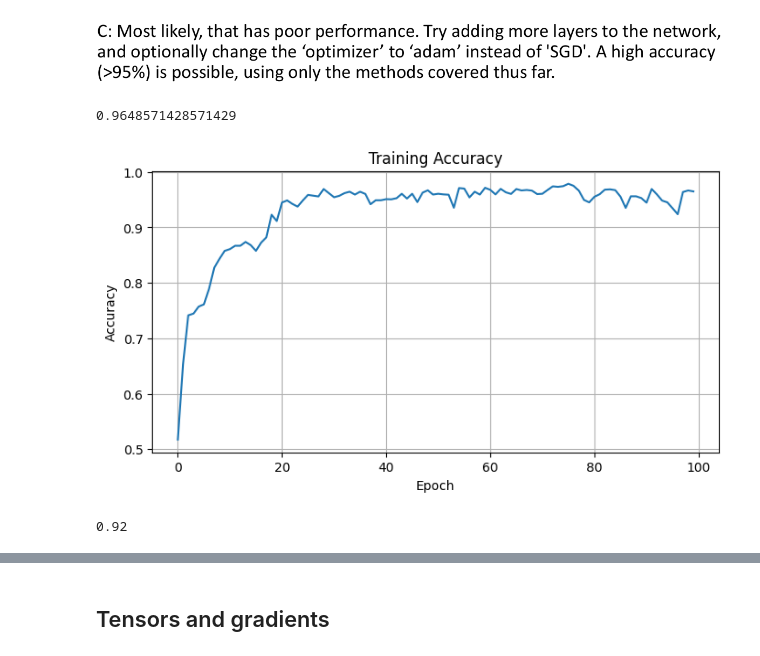
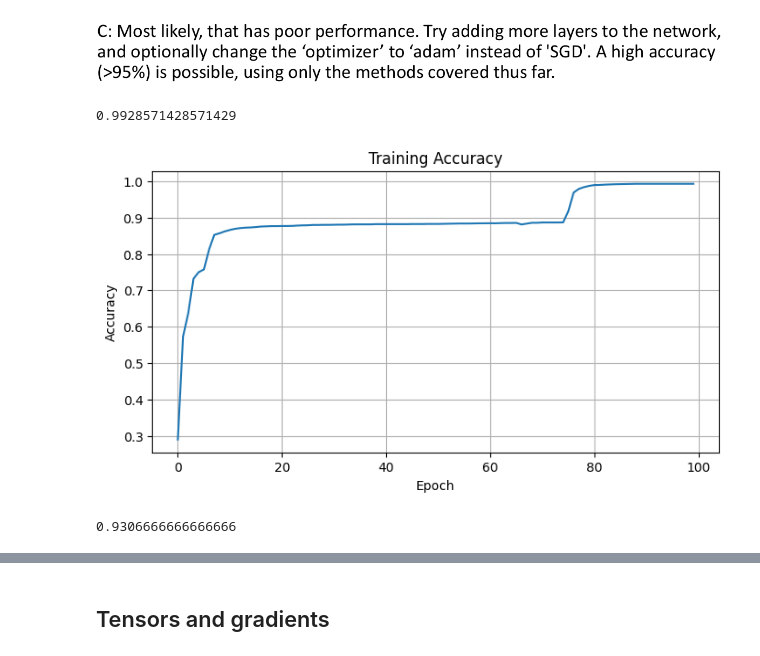
Before and after one commit to KasperMollerHansen/DeepLearning, a Jupyter notebook: bjarke/W02_pytorch_intro.ipynb, the cells around one changed output, grey strips where cells are left out. Saved outputs shown, nothing was run; the diff lists cells and outputs as text; code cells hidden in the pictures.

```diff
--- a/bjarke/W02_pytorch_intro.ipynb
+++ b/bjarke/W02_pytorch_intro.ipynb
@@ -202,22 +200,25 @@ testDataset = TensorDataset(torch.tensor(Xtest).float(), torch.tensor(ytest).flo
 class myNet2(nn.Module): #this class inherits from nn.Module which is required to use PyTorch's model-building features
     def __init__(self): #Initialize layers and other properties
         super().__init__() #Call constructor of parent class nn.Module
-        self.inputLayer = nn.Linear(784, 256, bias=True) #Defining a fully-connected (linear) layer with 784 inputs and 10 output (10 digits)
-        self.layer_one = nn.Linear(256, 128, bias=True)
-        self.layer_two = nn.Linear(128, 64, bias=True)
-        self.layer_three = nn.Linear(64, 16, bias=True)
+        self.inputLayer = nn.Linear(784, 128, bias=True) #Defining a fully-connected (linear) layer with 784 inputs and 10 output (10 digits)
+        self.layer_one = nn.Linear(128, 64, bias=True)
+        self.layer_two = nn.Linear(64, 32, bias=True)
+        self.layer_three = nn.Linear(32, 16, bias=True)
         self.outputLayer = nn.Linear(16, 10, bias=True)
 
+        self.Softmax = nn.Softmax(dim=1)
+        self.Relu = nn.ReLU()
+
     def forward(self, x):
-        x = torch.relu(self.inputLayer(x)) #pass the data through the layer
-        x = torch.relu(self.layer_one(x))
-        x = torch.relu(self.layer_two(x))
-        x = torch.relu(self.layer_three(x))
-        x = torch.softmax(self.outputLayer(x), dim=1)
+        x = self.Relu(self.inputLayer(x)) #pass the data through the layer
+        x = self.Relu(self.layer_one(x))
+        x = self.Relu(self.layer_two(x))
+        x = self.Relu(self.layer_three(x))
+        x = self.Softmax(self.outputLayer(x))
         return torch.squeeze(x)
 # %%
 nEpoch = 100 #How many times all trainig data is used to train the model
-learningRate = 0.001
+learningRate = 0.0001
 batchSize = 64 #Size of the training data batches
 
 trainDataLoader = DataLoader(trainDataset, batch_size=batchSize, shuffle=True) #Dataloader handles the feeding of a batch size at a time
@@ -229,35 +230,35 @@ optimizer = torch.optim.Adam(model_C.parameters(), lr=learningRate) #Using stoch
 accuracy = np.zeros(nEpoch)
 
 for iEpoch in range(nEpoch):
     estimatedLabels = np.empty((0,))
     trueLabels = np.empty((0,))
 
     for xbatch, ybatch in trainDataLoader:
         y_pred = model_C(xbatch)
         loss = nn.functional.cross_entropy(y_pred, ybatch.long()) #Calculate the loss using cross enrtopy
 
         model_C.zero_grad() #Make gradient zero before running the back propagation
         loss.backward()
         optimizer.step()
 
         yhat = torch.argmax(y_pred, dim=1) #What digit has the highest prediction
         estimatedLabels = np.append(estimatedLabels, yhat)
         trueLabels = np.append(trueLabels, ybatch)
 
     accuracy[iEpoch] = np.mean(estimatedLabels==trueLabels)
 
 print(accuracy[-1]) #Print the training accuracy for the last epoch
 xax = np.linspace(0, nEpoch-1, nEpoch)
 fig, ax = plt.subplots(figsize=(8,4))
 ax.plot(xax, accuracy)
 ax.set_title("Training Accuracy")
 ax.set_xlabel("Epoch")
 ax.set_ylabel("Accuracy")
 ax.grid()
 plt.show()
 # %% [output]
-0.9648571428571429
+0.9928571428571429
-[figure, old version]
+[figure, new version]
 # %%
 testDataLoader = DataLoader(testDataset, batch_size=batchSize, shuffle=True)
 estimatedLabels = np.empty((0,))
@@ -272,4 +273,4 @@ for xbatch, ybatch in testDataLoader:
 testAccuracy = np.mean(estimatedLabels==trueLabels)
 print(testAccuracy)
 # %% [output]
-0.92
+0.9306666666666666
```
Also changed, not shown: parts of 11 cells of this notebook, 4 other files.
